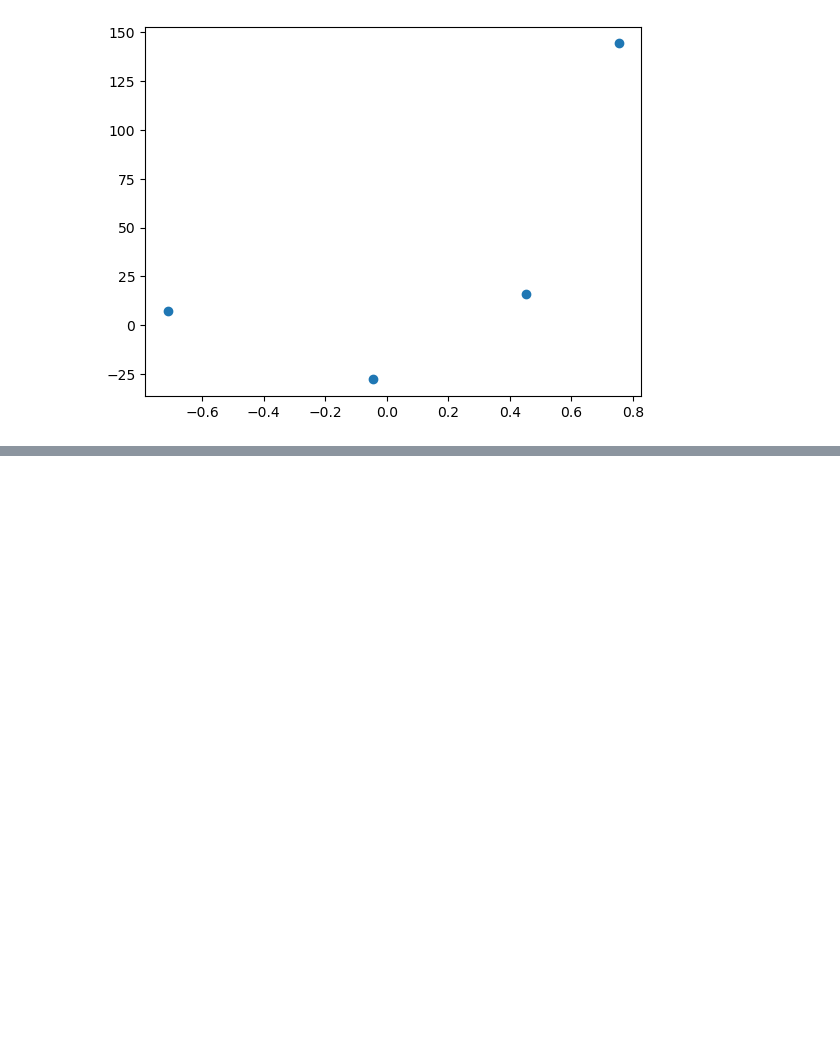
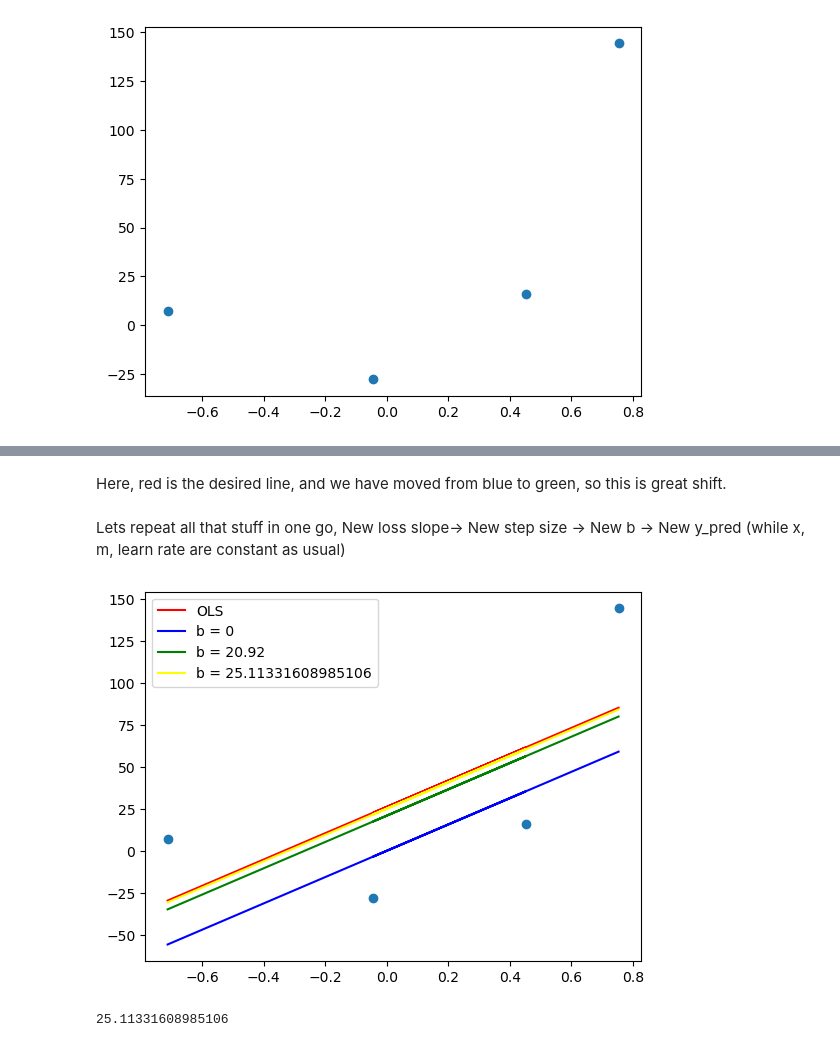
Before and after one commit to Utsav202004/ML-Learning, a Jupyter notebook: Gradient Descent/Gradient-Descent-1.ipynb, the cells around one changed output, grey strips where cells are left out. Drawn from its saved outputs; the diff is of its cells as text; code cells hidden in the pictures; blank space fills up the shorter version.

```diff
--- a/Gradient Descent/Gradient-Descent-1.ipynb
+++ b/Gradient Descent/Gradient-Descent-1.ipynb
@@ -20,0 +91,21 @@ plt.scatter(X, y)
+# %% [markdown]
+Here, red is the desired line, and we have moved from blue to green, so this is great shift.
+# %% [markdown]
+Lets repeat all that stuff in one go, New loss slope-> New step size -> New b -> New y_pred (while x, m, learn rate are constant as usual)
+# %%
+loss_slope = -2 * np.sum(y - m*X.ravel() - b)
+step_size = loss_slope*lrate
+b = b - step_size
+y_pred2 = ((m*X)+b).reshape(4)
+
+plt.scatter(X, y)
+plt.plot(X, lr.predict(X), color = 'red', label = 'OLS')
+plt.plot(X, y_pred, color = 'blue', label = 'b = 0')
+plt.plot(X, y_pred1, color = 'green', label = f'b = 20.92')
+plt.plot(X, y_pred2, color = 'yellow', label = f'b = {b}')
+plt.legend()
+plt.show()
+print(b)
+# %% [output]
+[figure, added]
+25.11331608985106
```
Also changed, not shown: parts of 18 cells of this notebook.
